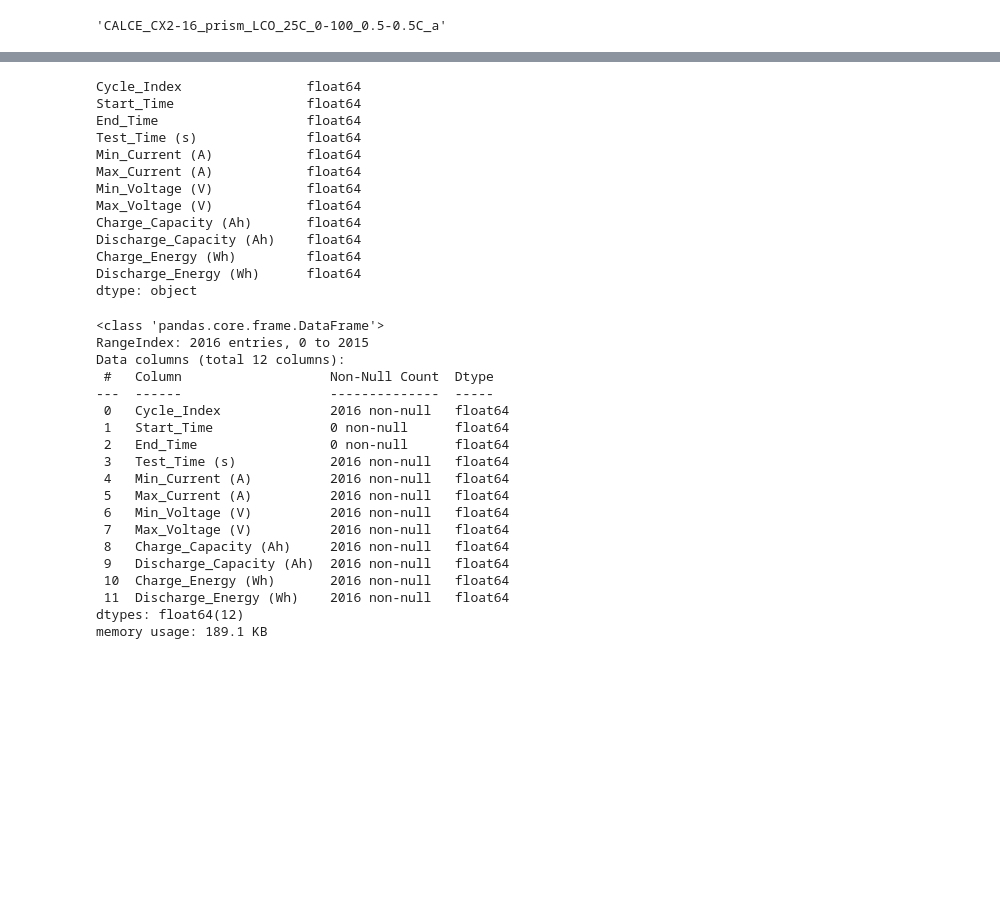
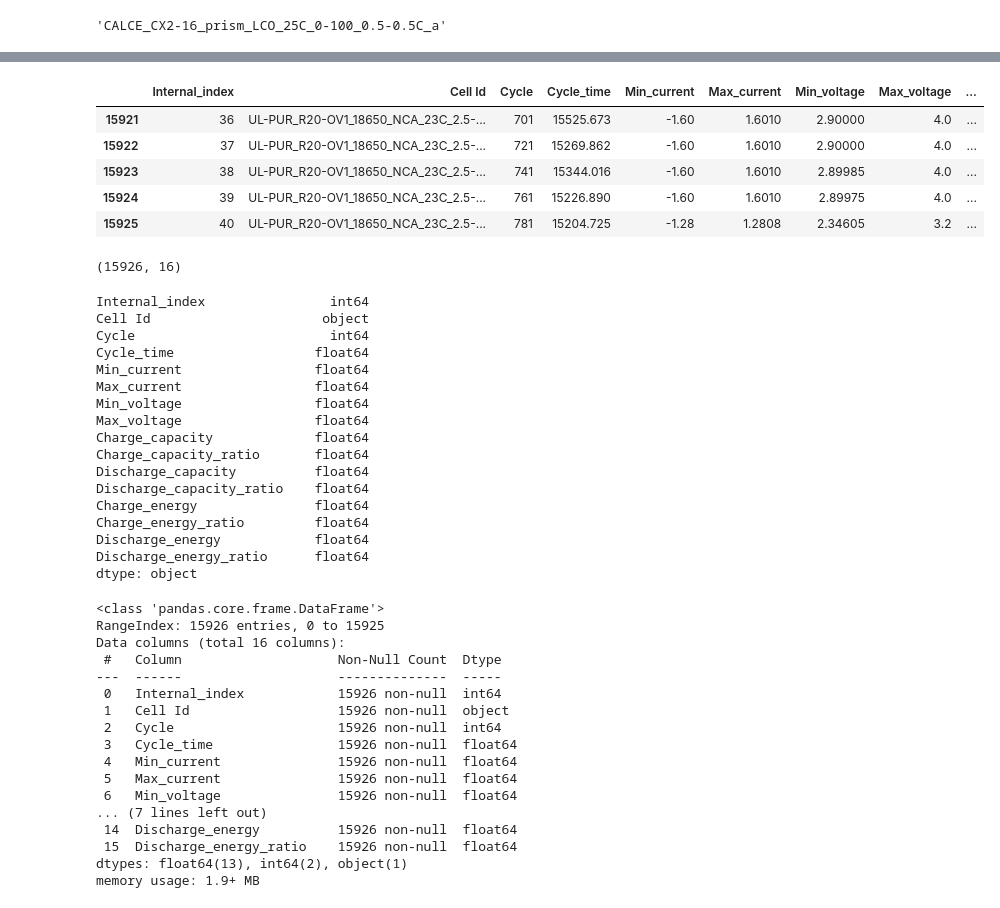
Before and after one commit to iociveteres/ML-project, a Jupyter notebook: processing.ipynb, the cells around one changed output, grey strips where cells are left out. Cells and saved outputs as stored; diff of their text form; code cells hidden in the pictures; blank space fills up the shorter version.

```diff
--- a/processing.ipynb
+++ b/processing.ipynb
@@ -130,39 +265,54 @@ def add_to_df(df_to_add_to: pd.DataFrame, df_to_add_from: pd.DataFrame, file_nam
+# %%
+general_dataframe.tail(5)
+# %% [output]
+|  | Internal_index | Cell Id | Cycle | Cycle_time | Min_current | Max_current | Min_voltage | Max_voltage | ... |
+| 15921 | 36 | UL-PUR_R20-OV1_18650_NCA_23C_2.5-... | 701 | 15525.673 | -1.60 | 1.6010 | 2.90000 | 4.0 | ... |
+| 15922 | 37 | UL-PUR_R20-OV1_18650_NCA_23C_2.5-... | 721 | 15269.862 | -1.60 | 1.6010 | 2.90000 | 4.0 | ... |
+| 15923 | 38 | UL-PUR_R20-OV1_18650_NCA_23C_2.5-... | 741 | 15344.016 | -1.60 | 1.6010 | 2.89985 | 4.0 | ... |
+| 15924 | 39 | UL-PUR_R20-OV1_18650_NCA_23C_2.5-... | 761 | 15226.890 | -1.60 | 1.6010 | 2.89975 | 4.0 | ... |
+| 15925 | 40 | UL-PUR_R20-OV1_18650_NCA_23C_2.5-... | 781 | 15204.725 | -1.28 | 1.2808 | 2.34605 | 3.2 | ... |
+# %%
+general_dataframe.shape
+# %% [output]
+(15926, 16)
 # %%
-df.dtypes
+general_dataframe.dtypes
 # %% [output]
-Cycle_Index                float64
-Start_Time                 float64
-End_Time                   float64
-Test_Time (s)              float64
-Min_Current (A)            float64
-Max_Current (A)            float64
-Min_Voltage (V)            float64
-Max_Voltage (V)            float64
-Charge_Capacity (Ah)       float64
-Discharge_Capacity (Ah)    float64
-Charge_Energy (Wh)         float64
-Discharge_Energy (Wh)      float64
+Internal_index                int64
+Cell Id                      object
+Cycle                         int64
+Cycle_time                  float64
+Min_current                 float64
+Max_current                 float64
+Min_voltage                 float64
+Max_voltage                 float64
+Charge_capacity             float64
+Charge_capacity_ratio       float64
+Discharge_capacity          float64
+Discharge_capacity_ratio    float64
+Charge_energy               float64
+Charge_energy_ratio         float64
+Discharge_energy            float64
+Discharge_energy_ratio      float64
 dtype: object
 # %%
-df.info()
+general_dataframe.info()
 # %% [output]
 <class 'pandas.core.frame.DataFrame'>
-RangeIndex: 2016 entries, 0 to 2015
-Data columns (total 12 columns):
- #   Column                   Non-Null Count  Dtype
----  ------                   --------------  -----
- 0   Cycle_Index              2016 non-null   float64
- 1   Start_Time               0 non-null      float64
- 2   End_Time                 0 non-null      float64
- 3   Test_Time (s)            2016 non-null   float64
- 4   Min_Current (A)          2016 non-null   float64
- 5   Max_Current (A)          2016 non-null   float64
- 6   Min_Voltage (V)          2016 non-null   float64
- 7   Max_Voltage (V)          2016 non-null   float64
- 8   Charge_Capacity (Ah)     2016 non-null   float64
- 9   Discharge_Capacity (Ah)  2016 non-null   float64
- 10  Charge_Energy (Wh)       2016 non-null   float64
- 11  Discharge_Energy (Wh)    2016 non-null   float64
-dtypes: float64(12)
-memory usage: 189.1 KB
+RangeIndex: 15926 entries, 0 to 15925
+Data columns (total 16 columns):
+ #   Column                    Non-Null Count  Dtype
+---  ------                    --------------  -----
+ 0   Internal_index            15926 non-null  int64
+ 1   Cell Id                   15926 non-null  object
+ 2   Cycle                     15926 non-null  int64
+ 3   Cycle_time                15926 non-null  float64
+ 4   Min_current               15926 non-null  float64
+ 5   Max_current               15926 non-null  float64
+ 6   Min_voltage               15926 non-null  float64
+... (7 lines left out)
+ 14  Discharge_energy          15926 non-null  float64
+ 15  Discharge_energy_ratio    15926 non-null  float64
+dtypes: float64(13), int64(2), object(1)
+memory usage: 1.9+ MB
 # %%
```
Also changed, not shown: parts of 13 cells of this notebook, 1 other file.
